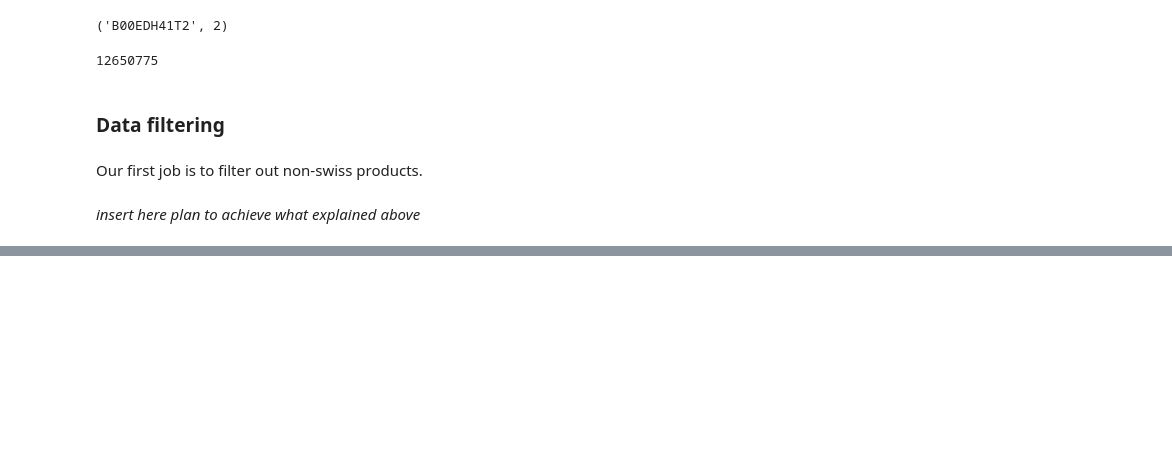
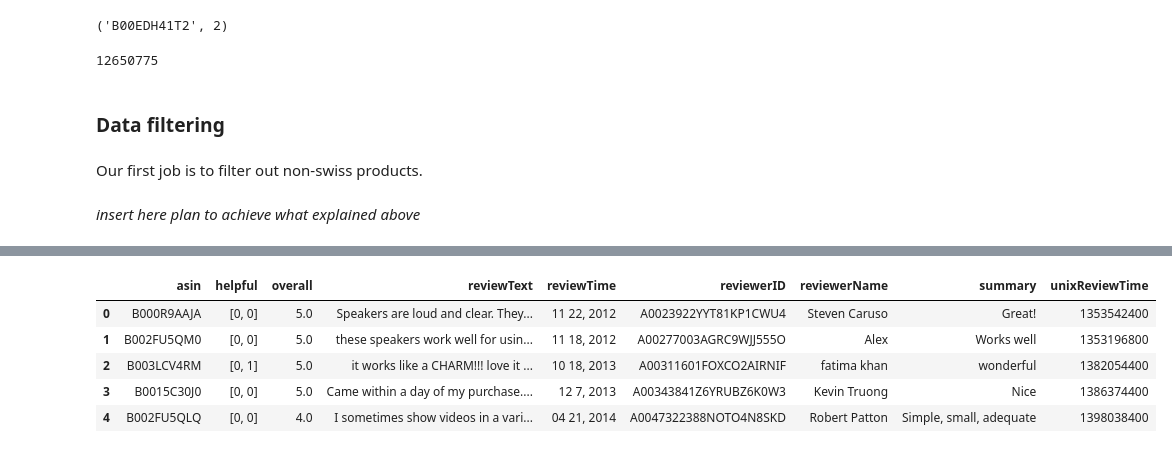
Before and after one commit to bojanp94/ADAProject, a Jupyter notebook: Project - Swiss products on Amazon.ipynb, the cells around one changed output, grey strips where cells are left out. Cells and saved outputs as stored; diff of their text form; code cells hidden in the pictures; blank space fills up the shorter version.

```diff
--- a/Project - Swiss products on Amazon.ipynb
+++ b/Project - Swiss products on Amazon.ipynb
@@ -91,0 +366,10 @@ Our first job is to filter out non-swiss products.
+# %%
+swissDF.drop(['Unnamed: 0'], axis = 1, inplace = True)
+swissDF.head()
+# %% [output]
+|  | asin | helpful | overall | reviewText | reviewTime | reviewerID | reviewerName | summary | unixReviewTime |
+| 0 | B000R9AAJA | [0, 0] | 5.0 | Speakers are loud and clear. They... | 11 22, 2012 | A0023922YYT81KP1CWU4 | Steven Caruso | Great! | 1353542400 |
+| 1 | B002FU5QM0 | [0, 0] | 5.0 | these speakers work well for usin... | 11 18, 2012 | A00277003AGRC9WJJ555O | Alex | Works well | 1353196800 |
+| 2 | B003LCV4RM | [0, 1] | 5.0 | it works like a CHARM!!! love it ... | 10 18, 2013 | A00311601FOXCO2AIRNIF | fatima khan | wonderful | 1382054400 |
+| 3 | B0015C30J0 | [0, 0] | 5.0 | Came within a day of my purchase.... | 12 7, 2013 | A00343841Z6YRUBZ6K0W3 | Kevin Truong | Nice | 1386374400 |
+| 4 | B002FU5QLQ | [0, 0] | 4.0 | I sometimes show videos in a vari... | 04 21, 2014 | A0047322388NOTO4N8SKD | Robert Patton | Simple, small, adequate | 1398038400 |
```
Also changed, not shown: parts of 67 cells of this notebook.
